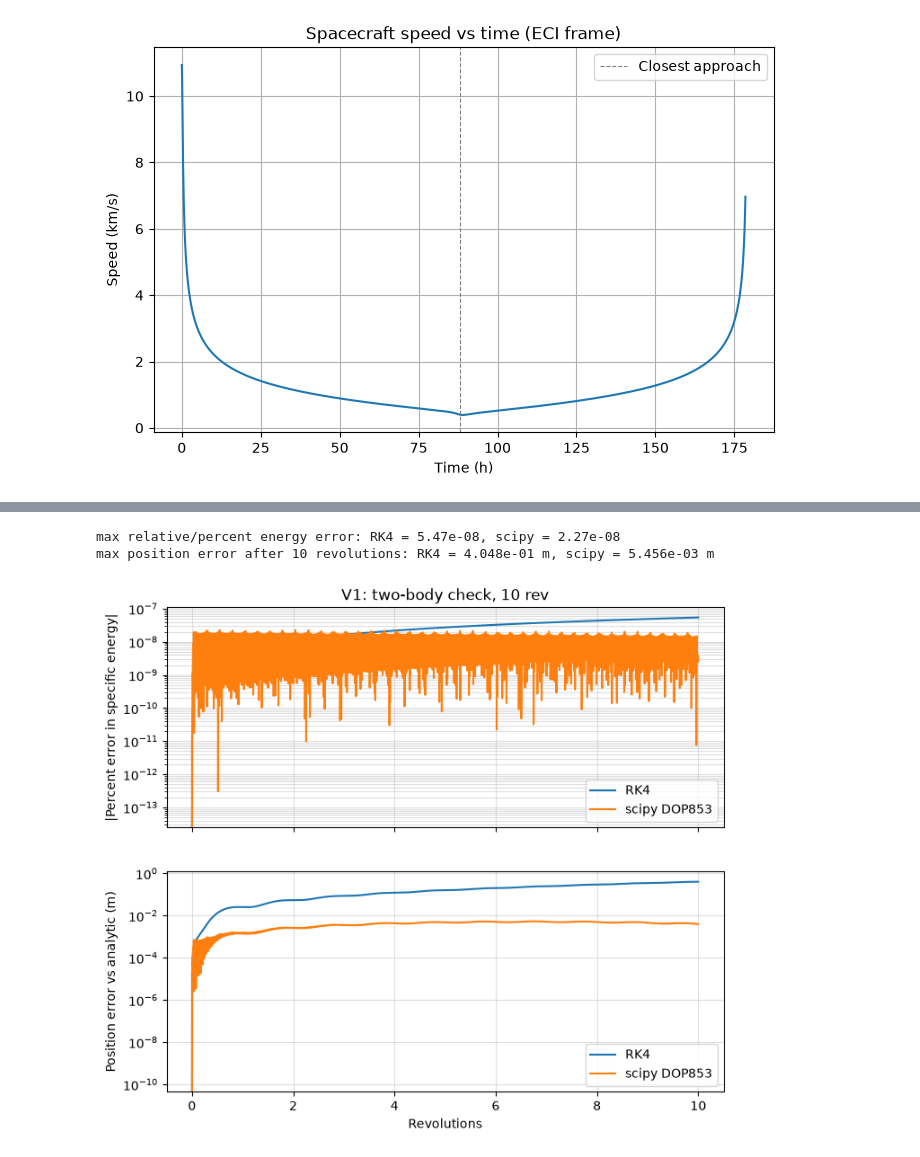
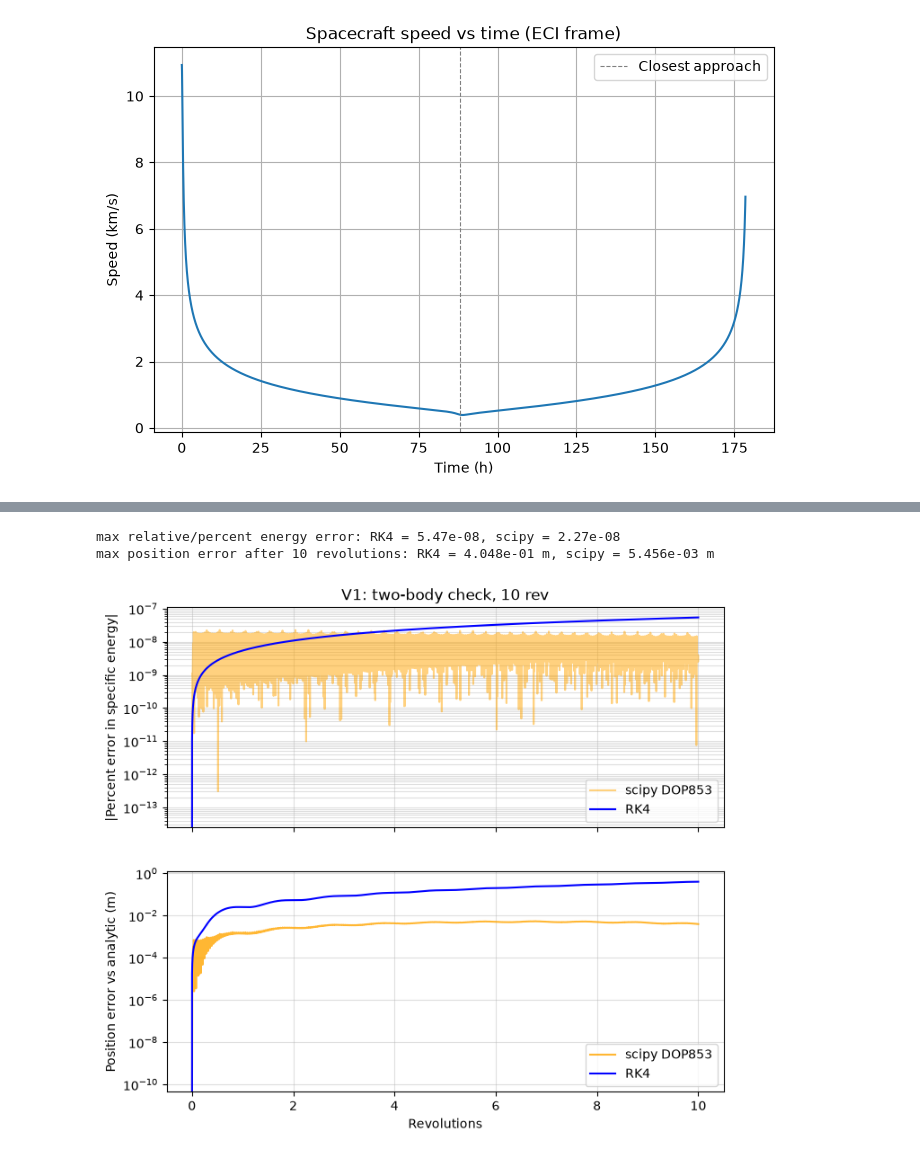
Before and after one commit to JosephLitjens/DynamicsProject1, a Jupyter notebook: ArtemisLaunch.ipynb, the cells around one changed output, grey strips where cells are left out. Cells and saved outputs as stored; diff of their text form; code cells hidden in the pictures.

```diff
--- a/ArtemisLaunch.ipynb
+++ b/ArtemisLaunch.ipynb
@@ -28,12 +28,12 @@ g0 = 9.80665 #m/s, standard gravity constant
 ## DEFINE INITIAL CONDITIONS AND SPACECRAFT PARAMETERS (TASK 2)
 
 N = 20000 #number of runge kutta steps (dt = [t_end - t_start]/N)
-r0 = np.array([r_earth + 185000, 0, 0]) #in m
-v0 = np.array([0, np.sqrt(u_earth/np.linalg.norm(r0)), 0]) #in m
-m0 = 1000 #in kg
+r0 = np.array([(r_earth + 185000),0 , 0]) #in m | at low Earth orbit
+v0 = np.array([0, np.sqrt(u_earth/np.linalg.norm(r0)), 0]) #in m | v = sqrt(GM_e/r)
+m0 = 1000 #in kg | initial mass of the spacecraft
 Isp = 316 #s, specific impulse (placeholder, Orion ESM main engine; update to your engine)
 theta0 = 2.18 #rad, moon phase angle at t=0 (tuned so the moon is where the spacecraft arrives)
-state0 = np.concatenate([r0, v0, [m0]]) #state vector (r, v, m)
+state0 = np.concatenate([r0, v0, [m0]]) #state vector (r, v, m) | initial state of the spacecraft
 # %%
 ## Helper Functions
 
@@ -238,43 +239,43 @@ u_moon = u_moon_saved #reset to original value
 
 #analytic solution: circular orbit starting on the +x axis, moving in +y
 w = np.sqrt(u_earth/r_park**3) #orbital angular rate from Kepler's 3rd law
-pos_analytical = r_park*np.array([np.cos(w*t_V1), np.sin(w*t_V1), np.zeros_like(t_V1)]).T #exact analytical position
+pos_analytical = r_park*np.array([np.cos(w*t_V1), np.sin(w*t_V1), np.zeros_like(t_V1)]).T #exact analytical position. Draws the orbit
 
 #specific energy eps = v^2/2 - u/r at every time step
 eps_rk4 = 0.5*np.linalg.norm(state_rk4_V1[:, 3:6], axis=1)**2 - u_earth/np.linalg.norm(state_rk4_V1[:, 0:3], axis=1)
 eps_scipy = 0.5*np.linalg.norm(state_scipy_V1[:, 3:6], axis=1)**2 - u_earth/np.linalg.norm(state_scipy_V1[:, 0:3], axis=1)
-eps0 = eps_rk4[0]
+eps0 = eps_rk4[0] # intial specific energy, accepted as reference for relative error calculations
 #relative/percent error
 rel_err_eps_rk4 = 100*(eps_rk4 - eps0)/abs(eps0)
 rel_err_eps_scipy = 100*(eps_scipy - eps0)/abs(eps0)
 
 #position error vs the analytic solution
 pos_err_rk4 = np.linalg.norm(state_rk4_V1[:, 0:3] - pos_analytical, axis=1)
 pos_err_scipy = np.linalg.norm(state_scipy_V1[:, 0:3] - pos_analytical, axis=1)
 
 print(f"max relative/percent energy error: RK4 = {np.max(np.abs(rel_err_eps_rk4)):.2e}, scipy = {np.max(np.abs(rel_err_eps_scipy)):.2e}")
 print(f"max position error after 10 revolutions: RK4 = {np.max(pos_err_rk4):.3e} m, scipy = {np.max(pos_err_scipy):.3e} m")
 
 fig, (ax1, ax2) = plt.subplots(2, 1, figsize=(8, 7), sharex=True)
 
-ax1.semilogy(t_V1/T_orb, np.abs(rel_err_eps_rk4), label='RK4')
-ax1.semilogy(t_V1/T_orb, np.abs(rel_err_eps_scipy), label='scipy DOP853')
+ax1.semilogy(t_V1/T_orb, np.abs(rel_err_eps_scipy), label='scipy DOP853',color='orange', alpha=0.5)
+ax1.semilogy(t_V1/T_orb, np.abs(rel_err_eps_rk4), label='RK4',color='blue', alpha=1)
 ax1.set_ylabel('|Percent error in specific energy|')
 ax1.set_title('V1: two-body check, 10 rev')
 ax1.legend()
 ax1.grid(True, which='both', alpha=0.4)
 
-ax2.semilogy(t_V1/T_orb, pos_err_rk4, label='RK4')
-ax2.semilogy(t_V1/T_orb, pos_err_scipy, label='scipy DOP853')
+ax2.semilogy(t_V1/T_orb, pos_err_scipy, label='scipy DOP853',color='orange', alpha=0.8)
+ax2.semilogy(t_V1/T_orb, pos_err_rk4, label='RK4',color='blue', alpha=1)
 ax2.set_xlabel('Revolutions')
 ax2.set_ylabel('Position error vs analytic (m)')
 ax2.legend()
 ax2.grid(True, which='both', alpha=0.4)
 plt.show()
 # %% [output]
 max relative/percent energy error: RK4 = 5.47e-08, scipy = 2.27e-08
 max position error after 10 revolutions: RK4 = 4.048e-01 m, scipy = 5.456e-03 m
-[figure, old version]
+[figure, new version]
 # %%
 ## Task 7 V2 and V3: Convergence and cross-check
 
```
Also changed, not shown: parts of 10 cells of this notebook.
